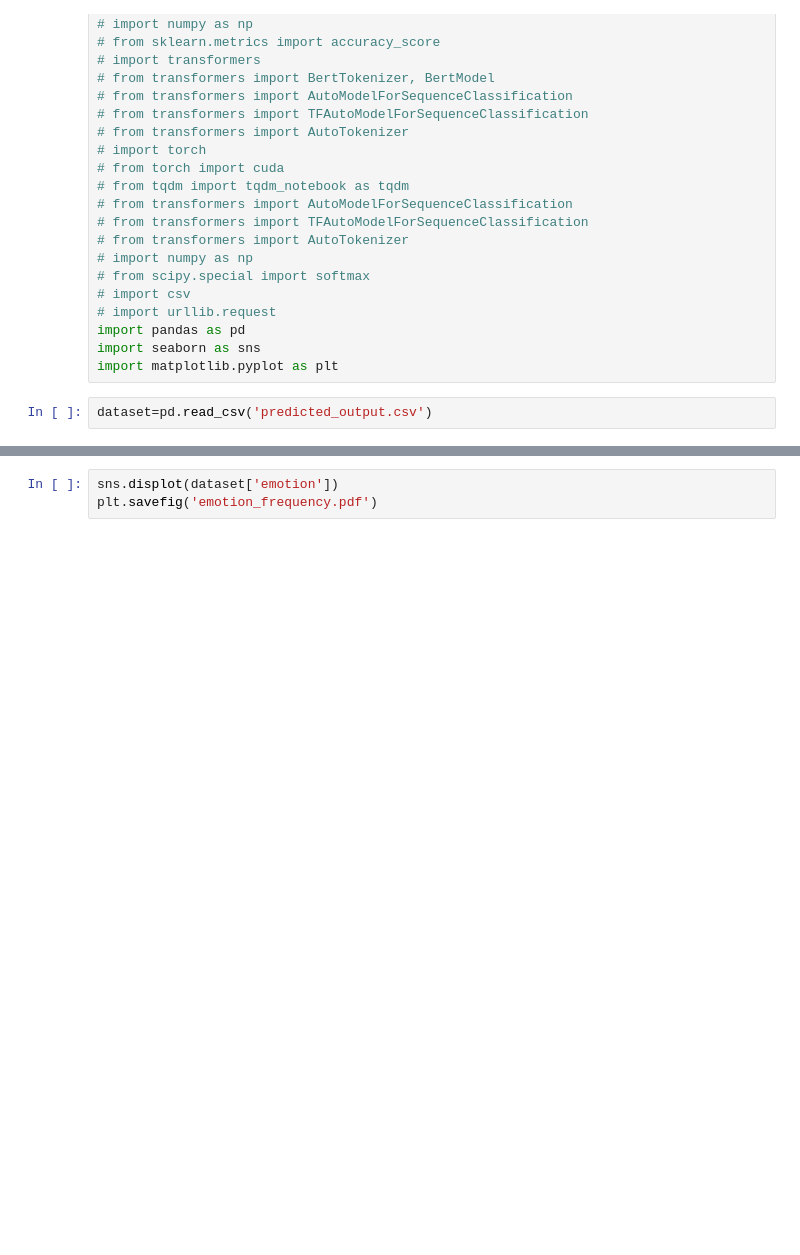
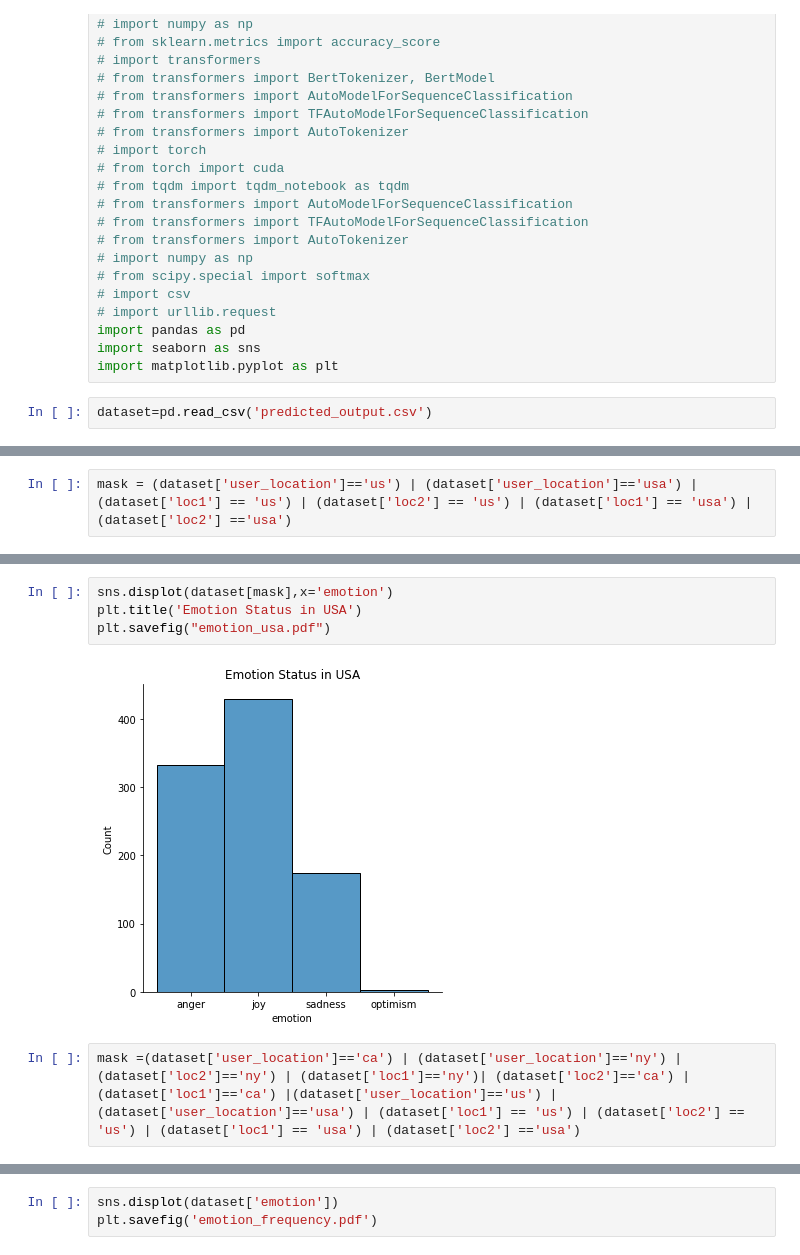
Before and after one commit to arifulmalik/emotion_twitter, a Jupyter notebook: Data_Visualization.ipynb, the cells around one changed output, grey strips where cells are left out. Cells and saved outputs as stored; diff of their text form; blank space fills up the shorter version.

```diff
--- a/Data_Visualization.ipynb
+++ b/Data_Visualization.ipynb
@@ -28,0 +86,2 @@ dataset=pd.read_csv('predicted_output.csv')
+# %%
+mask = (dataset['user_location']=='us') | (dataset['user_location']=='usa') | (dataset['loc1'] == 'us') | (dataset['loc2'] == 'us') | (dataset['loc1'] == 'usa') | (dataset['loc2'] =='usa')
@@ -28,0 +104,8 @@ dataset=pd.read_csv('predicted_output.csv')
+# %%
+sns.displot(dataset[mask],x='emotion')
+plt.title('Emotion Status in USA')
+plt.savefig("emotion_usa.pdf")
+# %% [output]
+[figure, added]
+# %%
+mask =(dataset['user_location']=='ca') | (dataset['user_location']=='ny') | (dataset['loc2']=='ny') | (dataset['loc1']=='ny')| (dataset['loc2']=='ca') | (dataset['loc1']=='ca') |(dataset['user_location']=='us') | (dataset['user_location']=='usa') | (dataset['loc1'] == 'us') | (dataset['loc2'] == 'us') | (dataset['loc1'] == 'usa') | (dataset['loc2'] =='usa')
```
Also changed, not shown: parts of 10 cells of this notebook.
